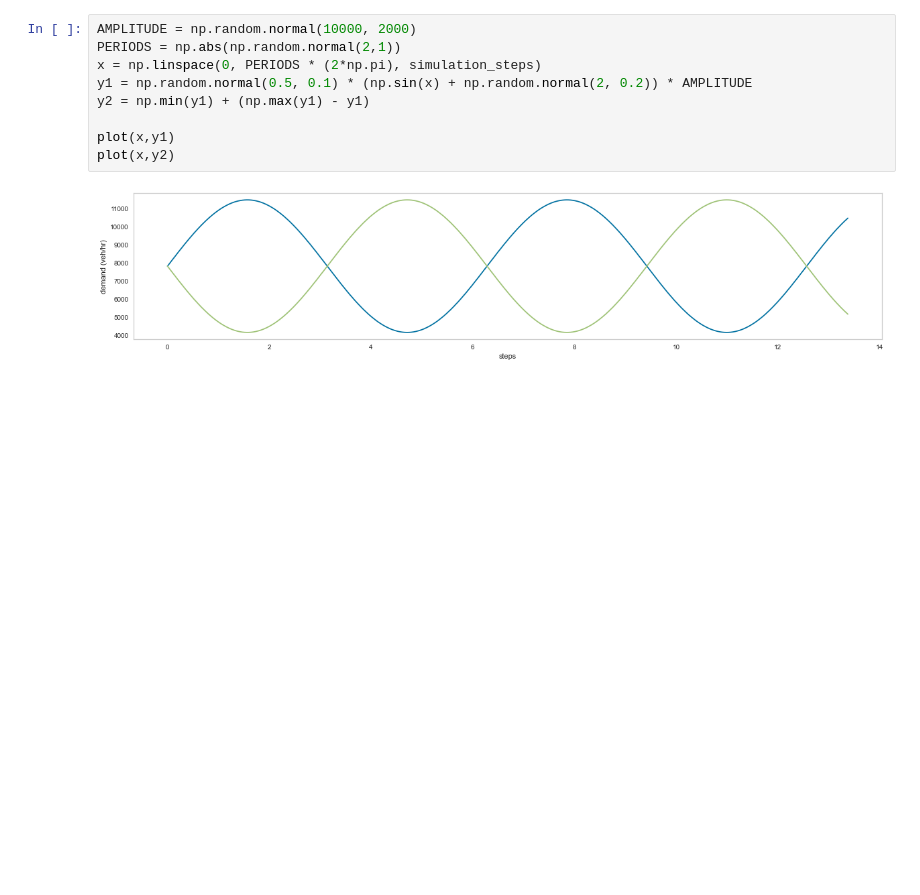
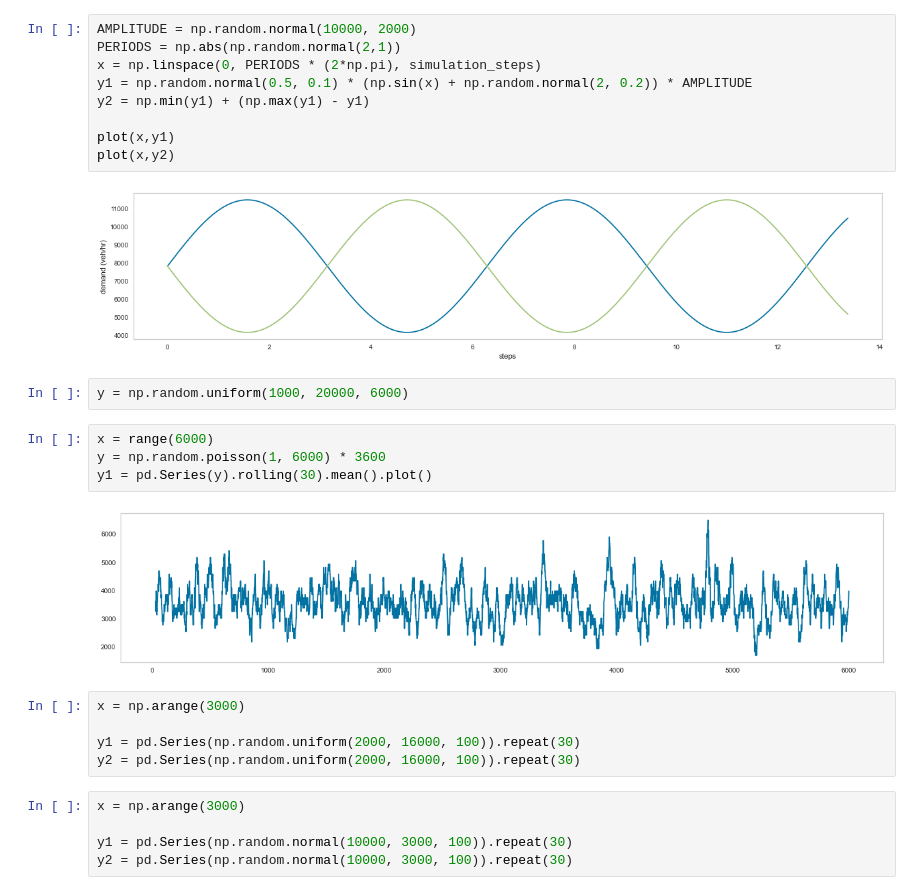
Before and after one commit to rosscogreen/simulation, a Jupyter notebook: metrics/demand.ipynb, the cells around one changed output. Cells and saved outputs as stored; diff of their text form; blank space fills up the shorter version.

```diff
--- a/metrics/demand.ipynb
+++ b/metrics/demand.ipynb
@@ -42,3 +44,21 @@ plot(x,y1)
 plot(x,y2)
 # %% [output]
 [figure]
+# %%
+y = np.random.uniform(1000, 20000, 6000)
+# %%
+x = range(6000)
+y = np.random.poisson(1, 6000) * 3600
+y1 = pd.Series(y).rolling(30).mean().plot()
+# %% [output]
+[figure, added]
+# %%
+x = np.arange(3000)
+
+y1 = pd.Series(np.random.uniform(2000, 16000, 100)).repeat(30)
+y2 = pd.Series(np.random.uniform(2000, 16000, 100)).repeat(30)
+# %%
+x = np.arange(3000)
+
+y1 = pd.Series(np.random.normal(10000, 3000, 100)).repeat(30)
+y2 = pd.Series(np.random.normal(10000, 3000, 100)).repeat(30)
```
Also changed, not shown: parts of 9 cells of this notebook, 50 other files.
